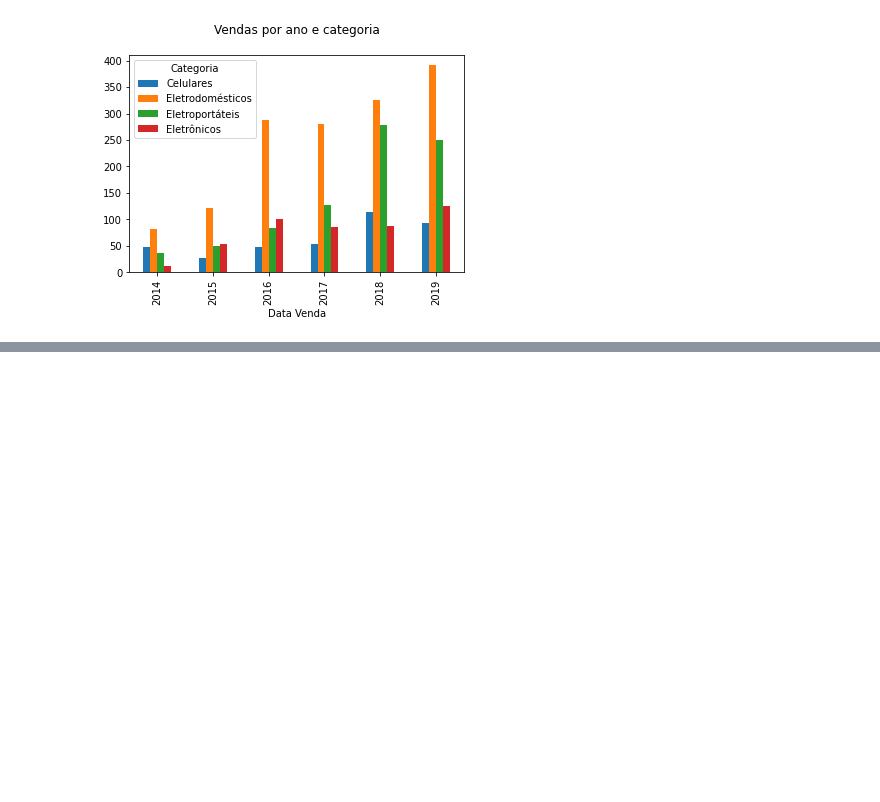
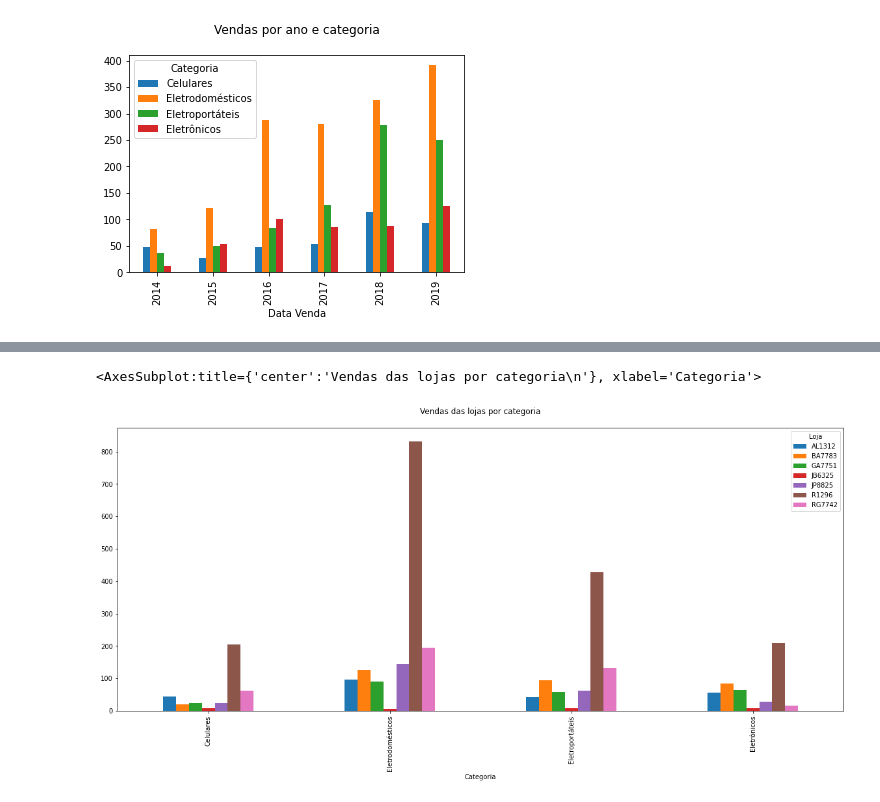
Before and after one commit to lohhans/Ciencia-de-Dados, a Jupyter notebook: 1VA/1VA.ipynb, the cells around one changed output, grey strips where cells are left out. Saved outputs shown, nothing was run; the diff lists cells and outputs as text; code cells hidden in the pictures; blank space fills up the shorter version.

```diff
--- a/1VA/1VA.ipynb
+++ b/1VA/1VA.ipynb
@@ -96,0 +144,12 @@ total_vendas_por_categoria_pelos_meses_para_cada_ano.plot(kind='barh', figsize=
+# %%
+# Letra G
+
+# Faça um gráfico das vendas das lojas por categoria
+
+total_vendas_por_ano_e_categoria = dados.groupby([dados["Loja"], dados["Categoria"]]).size()
+total_vendas_por_ano_e_categoria = total_vendas_por_ano_e_categoria.unstack(level=0).fillna(0)
+
+total_vendas_por_ano_e_categoria.plot(kind='bar', figsize= (20,8), title="Vendas das lojas por categoria\n", )
+# %% [output]
+<AxesSubplot:title={'center':'Vendas das lojas por categoria\n'}, xlabel='Categoria'>
+[figure, added]
```
Also changed, not shown: parts of 4 cells of this notebook.
